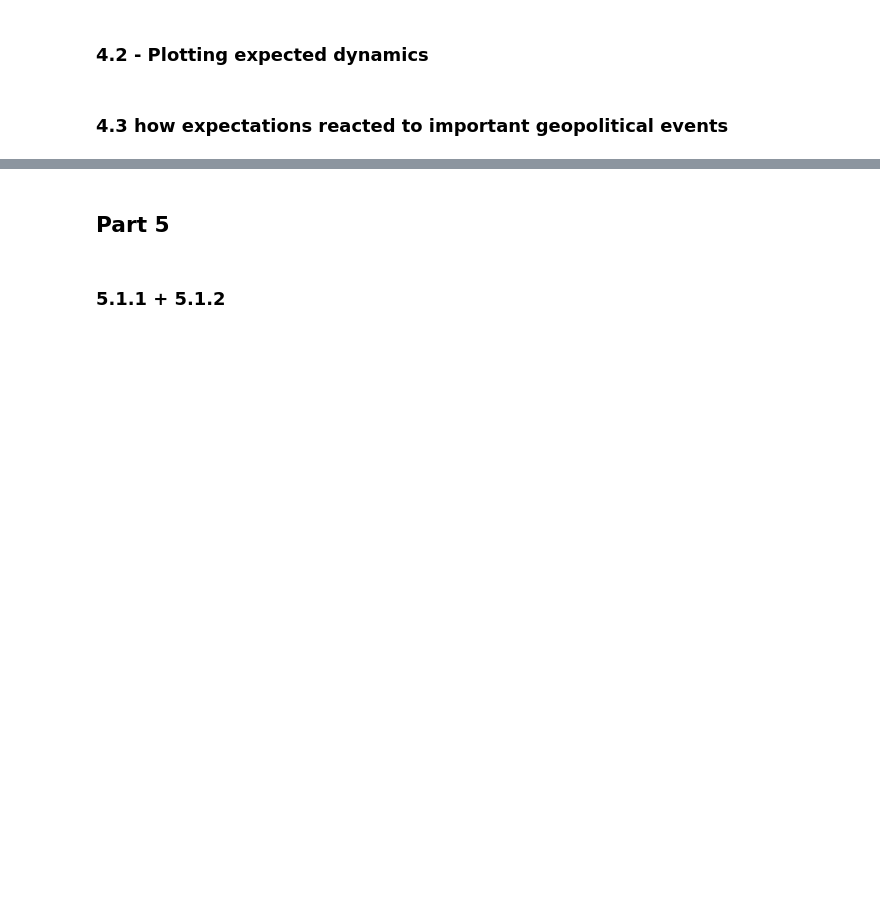
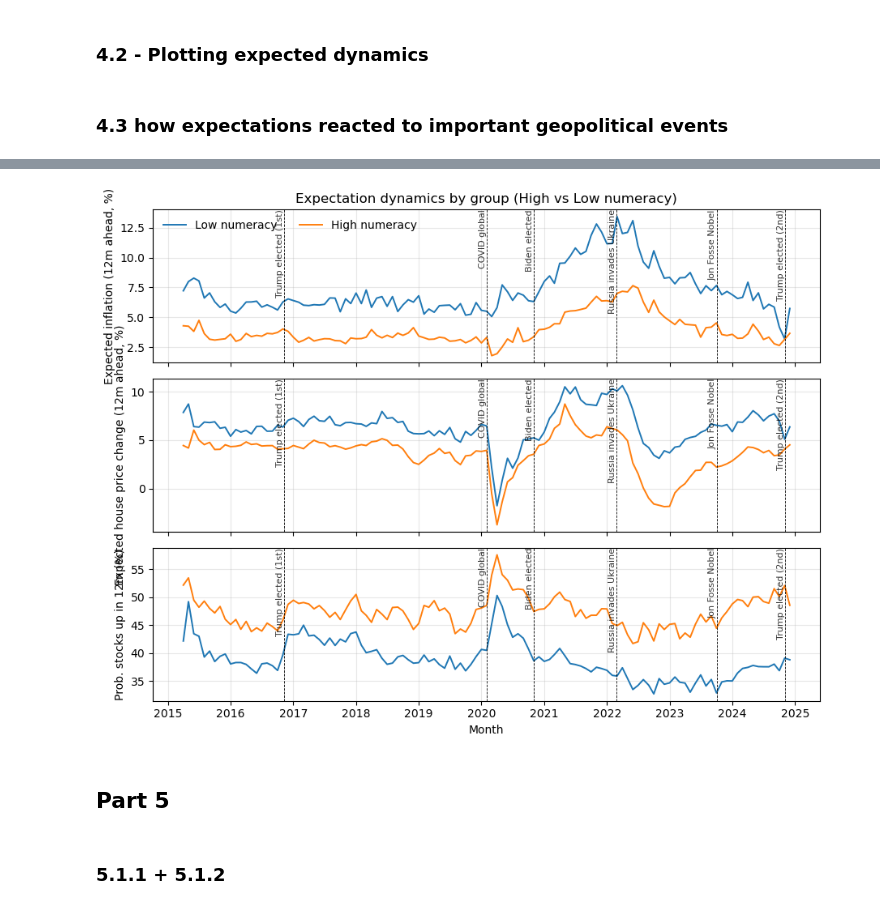
Before and after one commit to OliverNilsen04/TECH2-H25-Term-project, a Jupyter notebook: TermPaper copy.ipynb, the cells around one changed output, grey strips where cells are left out. Drawn from its saved outputs; the diff is of its cells as text; code cells hidden in the pictures; blank space fills up the shorter version.

```diff
--- a/TermPaper copy.ipynb
+++ b/TermPaper copy.ipynb
@@ -482,3 +513,13 @@ fig_f, axes_f = plot_expectation_dynamics(
+# %%
+# C) Numeracy: 0 = low, 1 = high
+infl_n, house_n, stock_n = monthly_group_means(df, "num_lit_high")
+fig_n, axes_n = plot_expectation_dynamics(
+    infl_n, house_n, stock_n,
+    group_labels={0: "Low numeracy", 1: "High numeracy"},
+    title_suffix="(High vs Low numeracy)"
+)
+# %% [output]
+[figure, added]
 # %% [markdown]
 ## Part 5
 # %% [markdown]
```
Also changed, not shown: parts of 18 cells of this notebook.
